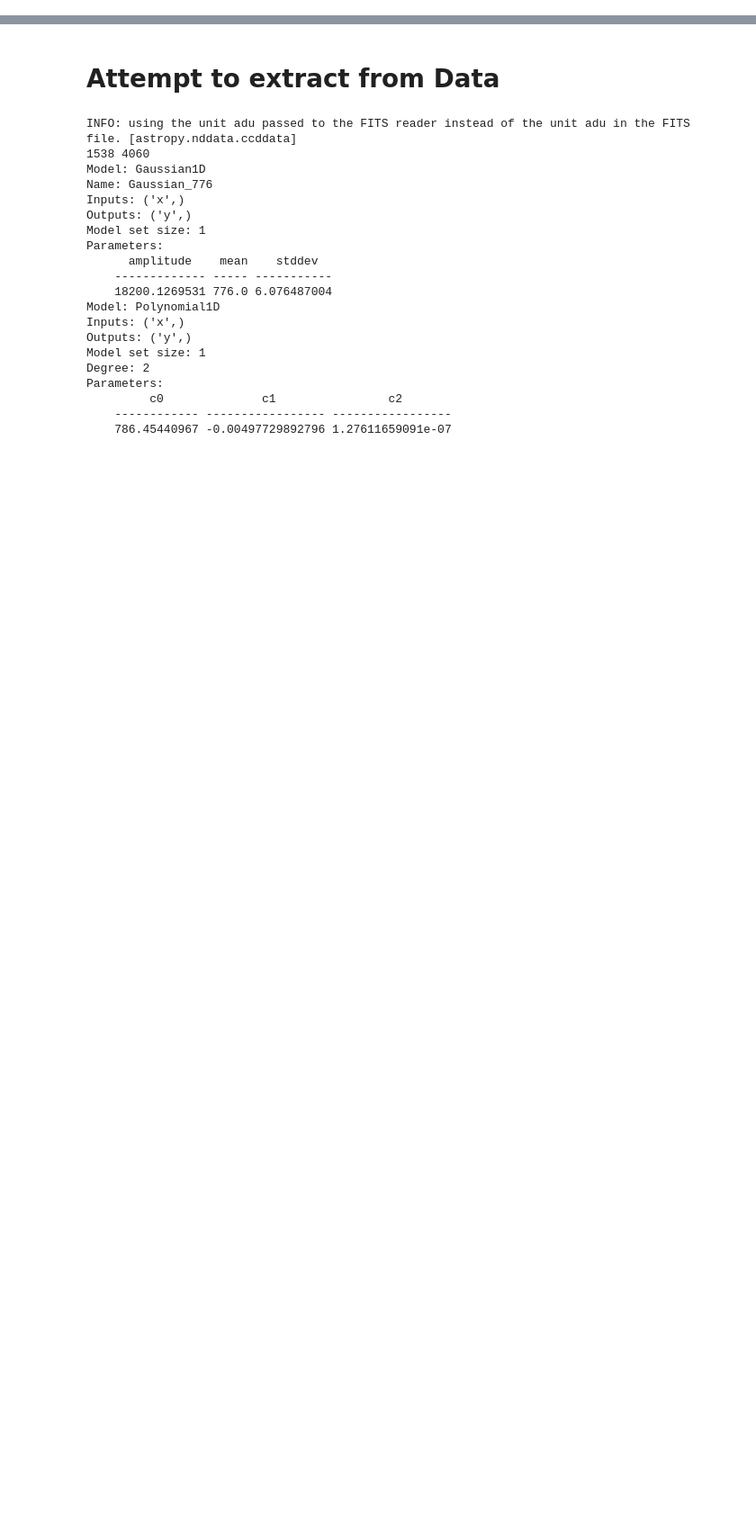
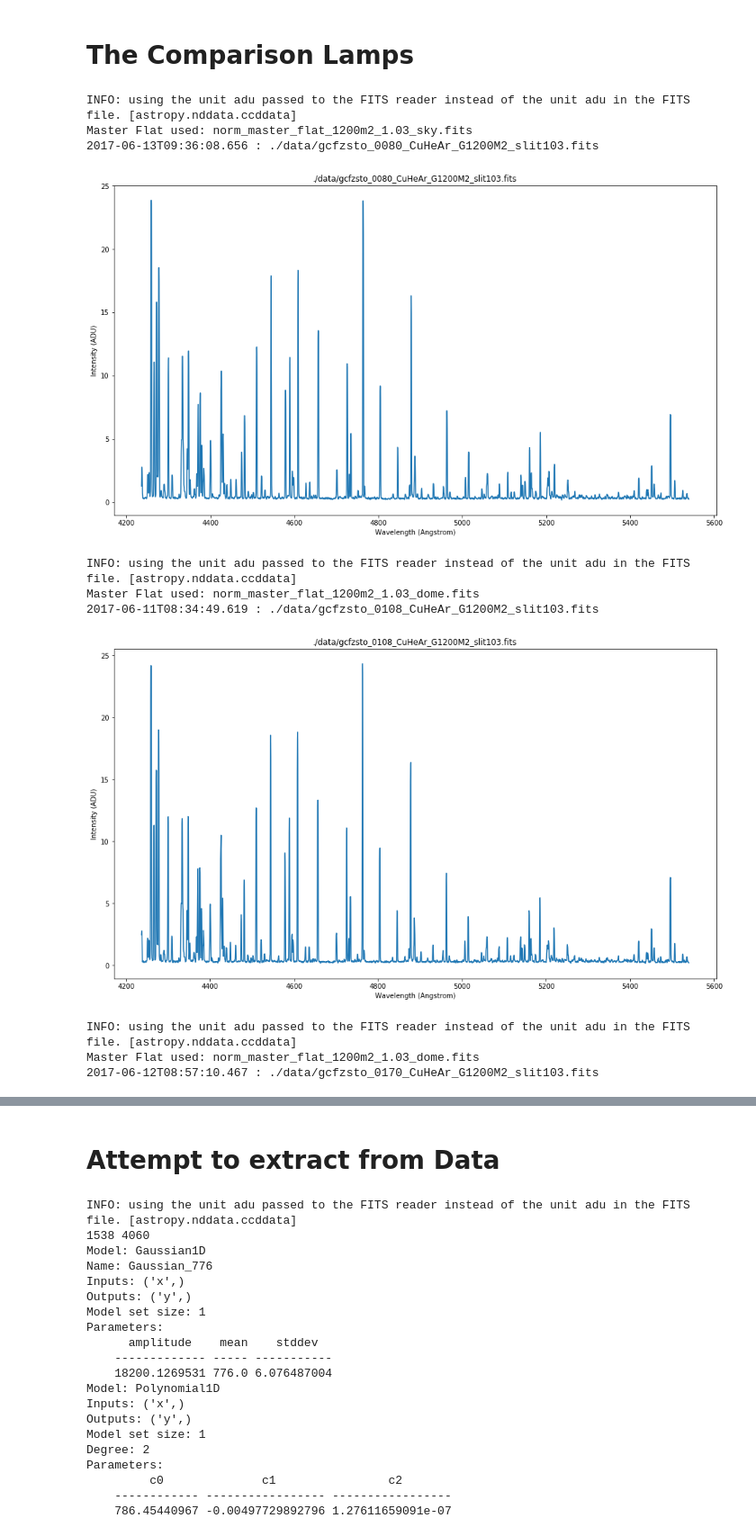
Before and after one commit to simontorres/general_documentation, a Jupyter notebook: WCS_problem/jupyter/Aller-Test.ipynb, the cells around one changed output, grey strips where cells are left out. Shown at 90% size. Saved outputs shown, nothing was run; the diff lists cells and outputs as text; code cells hidden in the pictures; blank space fills up the shorter version.

```diff
--- a/WCS_problem/jupyter/Aller-Test.ipynb
+++ b/WCS_problem/jupyter/Aller-Test.ipynb
@@ -38,0 +82,18 @@ AttributeError: 'NoneType' object has no attribute 'wcs'
+# %% [markdown]
+# The Comparison Lamps
+# %%
+lamp_files = glob.glob("./data/g*Cu*fits")
+
+all_lamps = aller_test(lamp_files)
+# %% [output]
+INFO: using the unit adu passed to the FITS reader instead of the unit adu in the FITS file. [astropy.nddata.ccddata]
+Master Flat used: norm_master_flat_1200m2_1.03_sky.fits
+2017-06-13T09:36:08.656 : ./data/gcfzsto_0080_CuHeAr_G1200M2_slit103.fits
+[figure, added]
+INFO: using the unit adu passed to the FITS reader instead of the unit adu in the FITS file. [astropy.nddata.ccddata]
+Master Flat used: norm_master_flat_1200m2_1.03_dome.fits
+2017-06-11T08:34:49.619 : ./data/gcfzsto_0108_CuHeAr_G1200M2_slit103.fits
+[figure, added]
+INFO: using the unit adu passed to the FITS reader instead of the unit adu in the FITS file. [astropy.nddata.ccddata]
+Master Flat used: norm_master_flat_1200m2_1.03_dome.fits
+2017-06-12T08:57:10.467 : ./data/gcfzsto_0170_CuHeAr_G1200M2_slit103.fits
```
Also changed, not shown: parts of 7 cells of this notebook, 1 other file.
